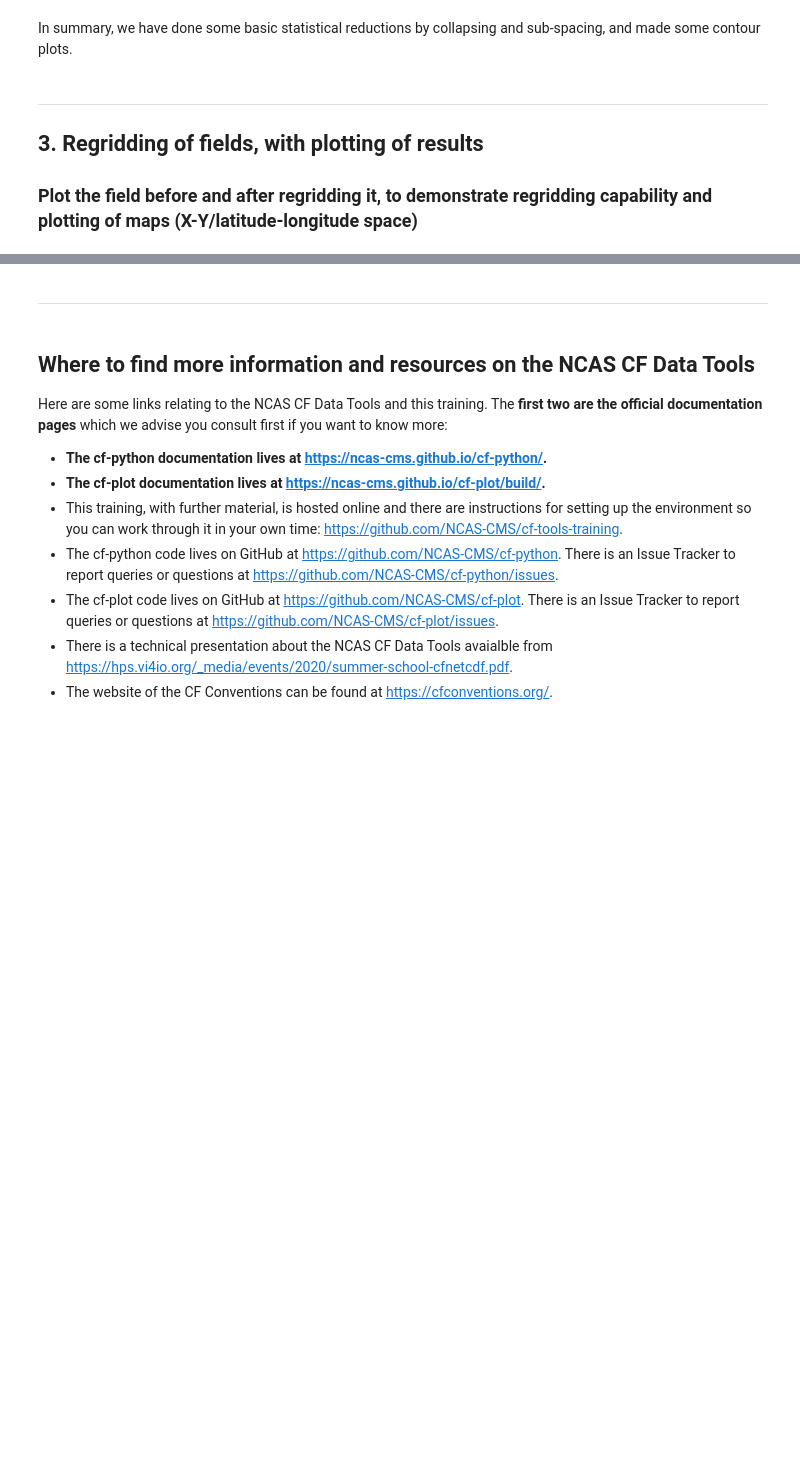
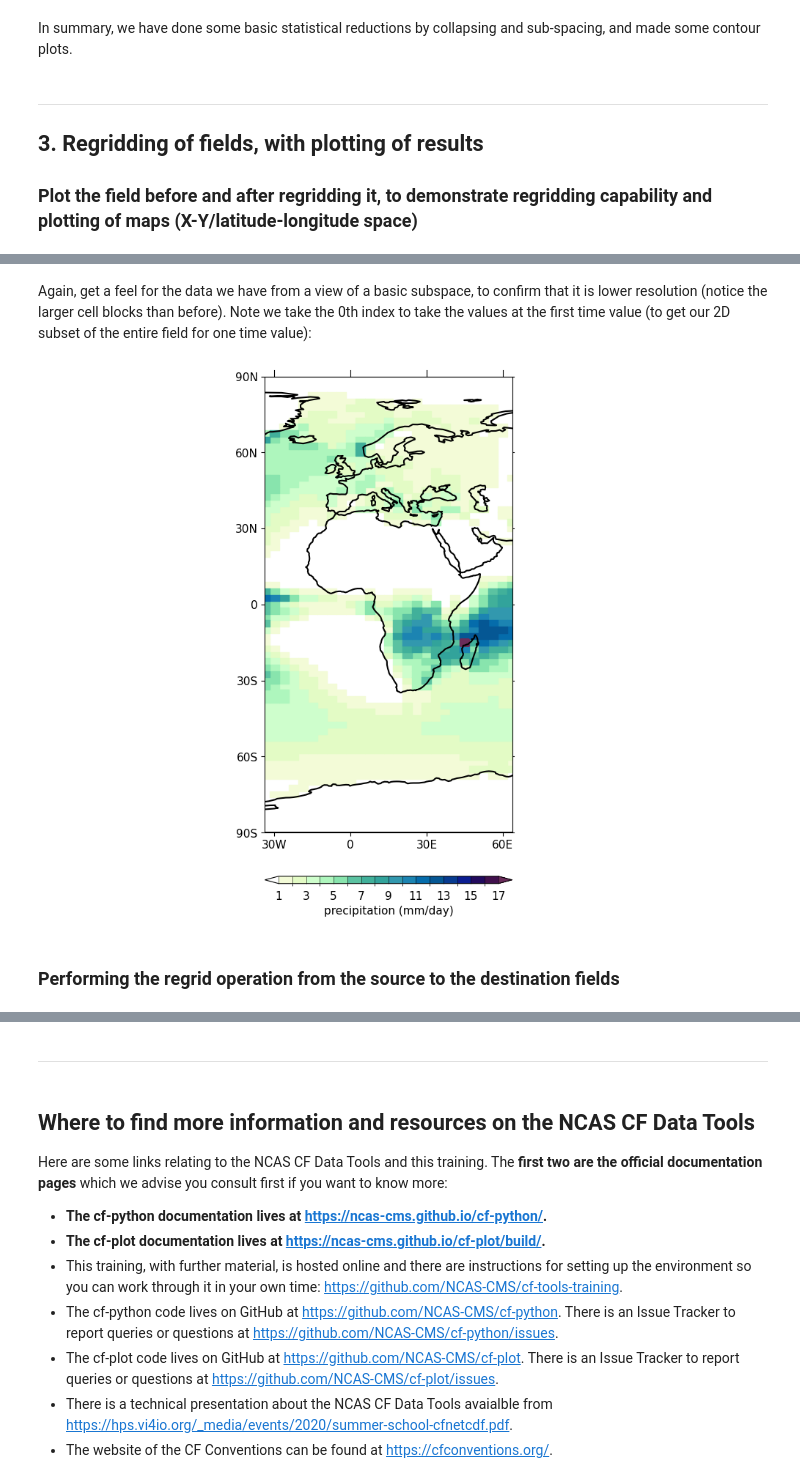
Before and after one commit to sadielbartholomew/cf-tools-training, a Jupyter notebook: new_course/quick_summary/cf_data_tools_summary.ipynb, the cells around one changed output, grey strips where cells are left out. Drawn from its saved outputs; the diff is of its cells as text; code cells hidden in the pictures; blank space fills up the shorter version.

```diff
--- a/new_course/quick_summary/cf_data_tools_summary.ipynb
+++ b/new_course/quick_summary/cf_data_tools_summary.ipynb
@@ -450,0 +342,3 @@ As you can see, again the nature of the regridding output is preserved, but the
+# %%
+lower_res_field = cf.read("../../ncas_data/model_precip_DJF_means_low_res.nc")[0]
+print(lower_res_field)
@@ -450,0 +354,9 @@ As you can see, again the nature of the regridding output is preserved, but the
+# %% [markdown]
+Again, get a feel for the data we have from a view of a basic subspace, to confirm that it is lower resolution (notice the larger cell blocks than before). Note we take the 0th index to take the values at the first time value (to get our 2D subset of the entire field for one time value):
+# %%
+cfp.cscale("precip_11lev")
+cfp.con(lower_res_field[0], blockfill=True, lines=False)
+# %% [output]
+[figure, added]
+# %% [markdown]
+### Performing the regrid operation from the source to the destination fields
```
Also changed, not shown: parts of 38 cells of this notebook.
